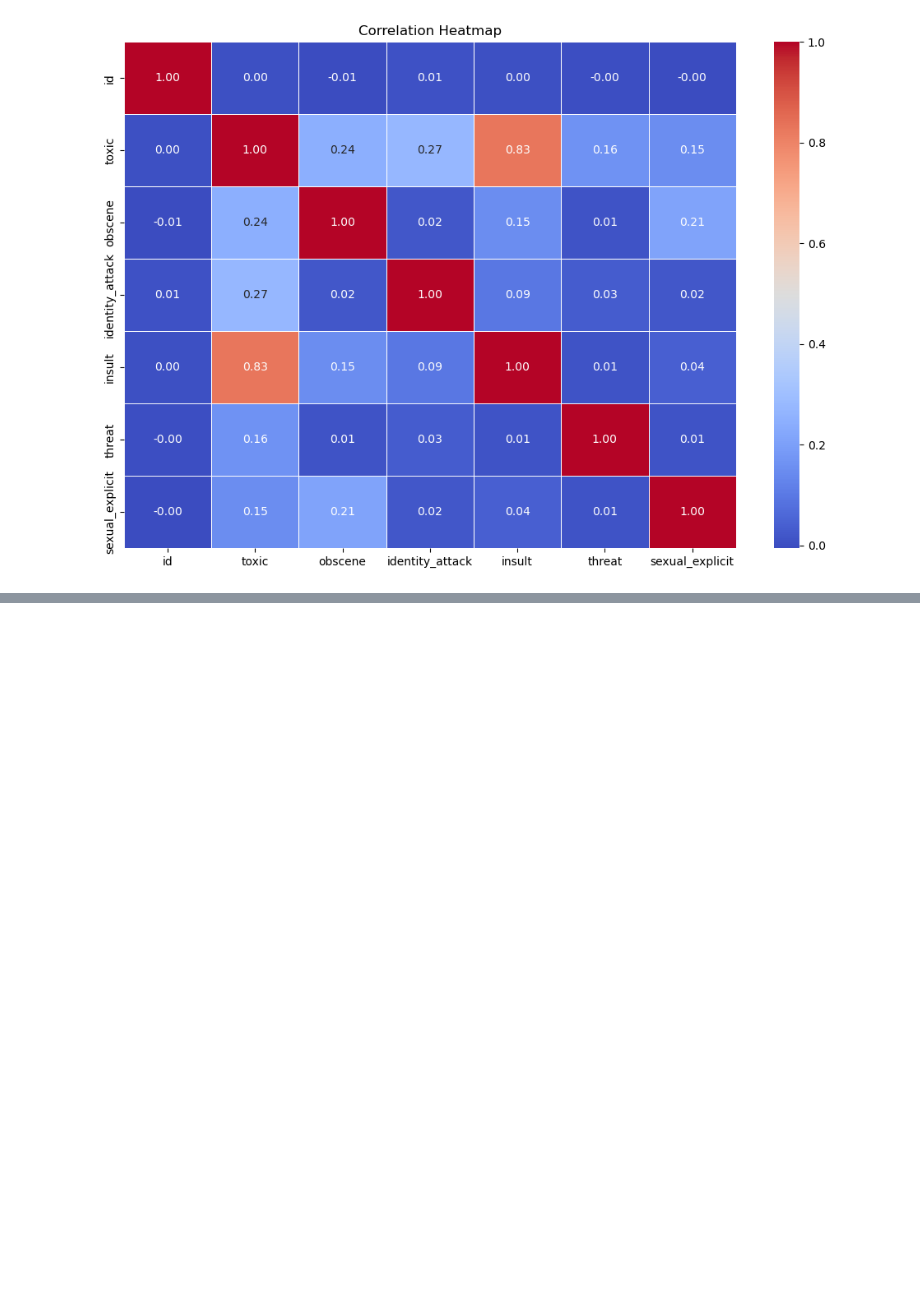
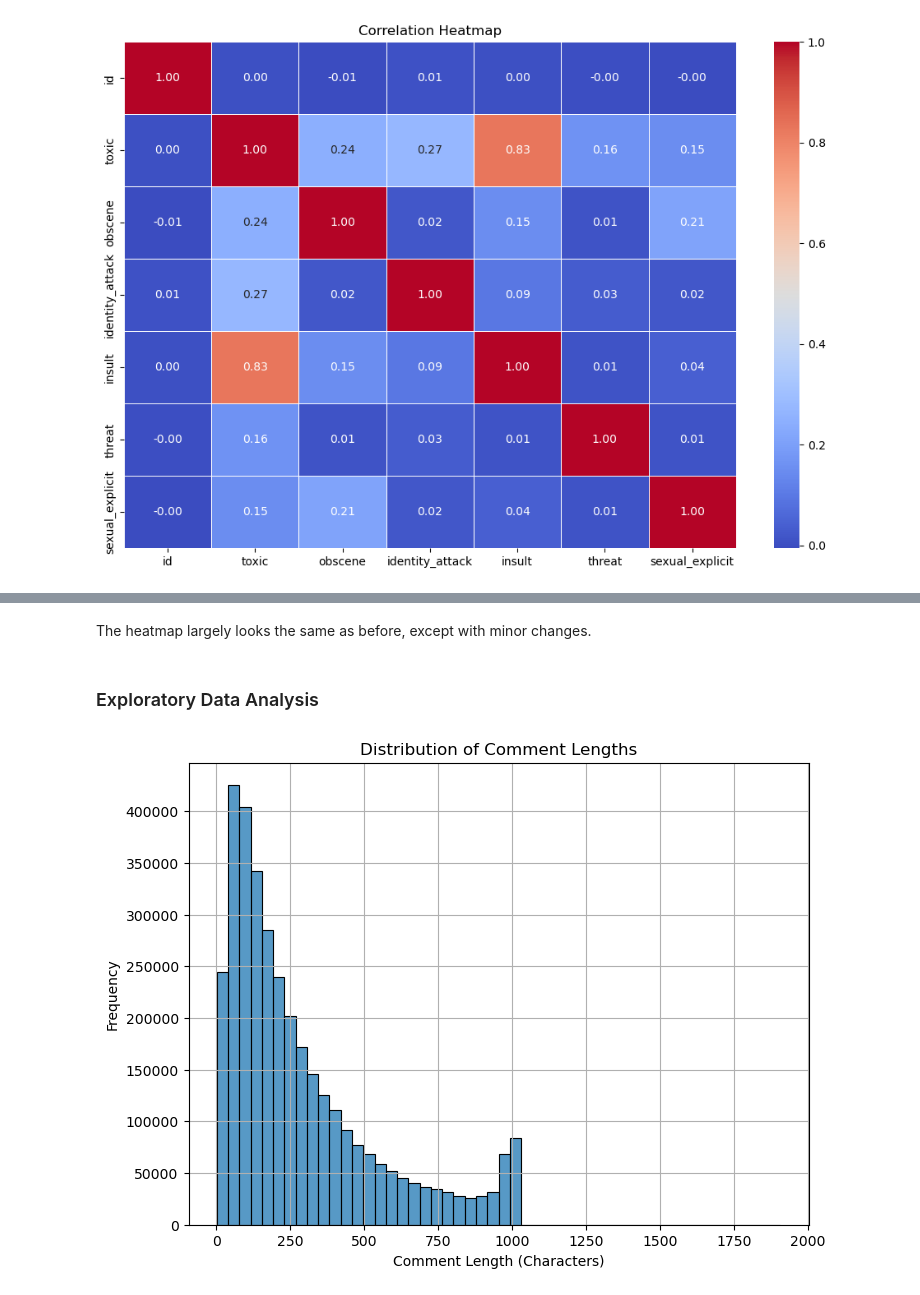
Before and after one commit to thexuanngu/toxicity, a Jupyter notebook: ms3.ipynb, the cells around one changed output, grey strips where cells are left out. Saved outputs shown, nothing was run; the diff lists cells and outputs as text; code cells hidden in the pictures; blank space fills up the shorter version.

```diff
--- a/ms3.ipynb
+++ b/ms3.ipynb
@@ -269,0 +142,16 @@ In this milestone, we focused on understanding our data and subsetting our datas
+# %% [markdown]
+The heatmap largely looks the same as before, except with minor changes.
+# %% [markdown]
+### Exploratory Data Analysis
+# %%
+# Distribution of comment length
+df_balanced['text_length'] = df_balanced['comment_text'].apply(len)
+plt.figure(figsize=(8, 6))
+sns.histplot(df_balanced['text_length'], bins=50)
+plt.title("Distribution of Comment Lengths")
+plt.xlabel("Comment Length (Characters)")
+plt.ylabel("Frequency")
+plt.grid(True)
+plt.show()
+# %% [output]
+[figure, added]
```
Also changed, not shown: parts of 47 cells of this notebook.
